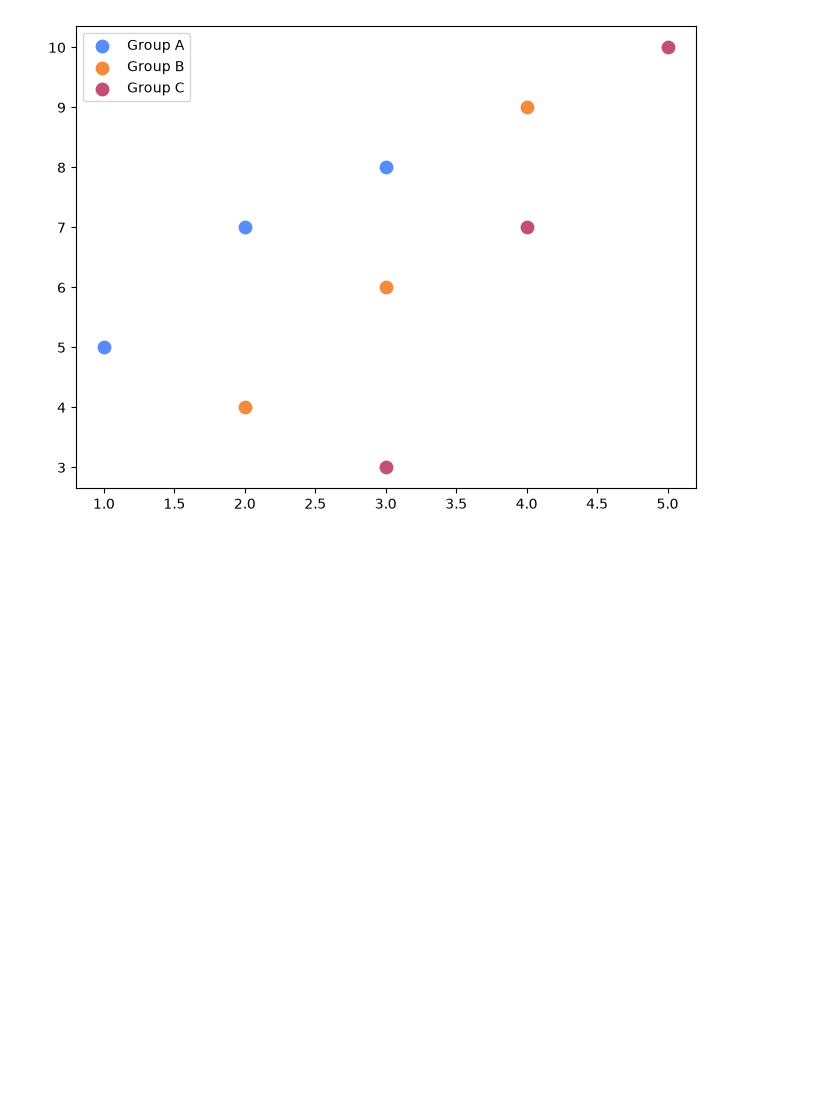
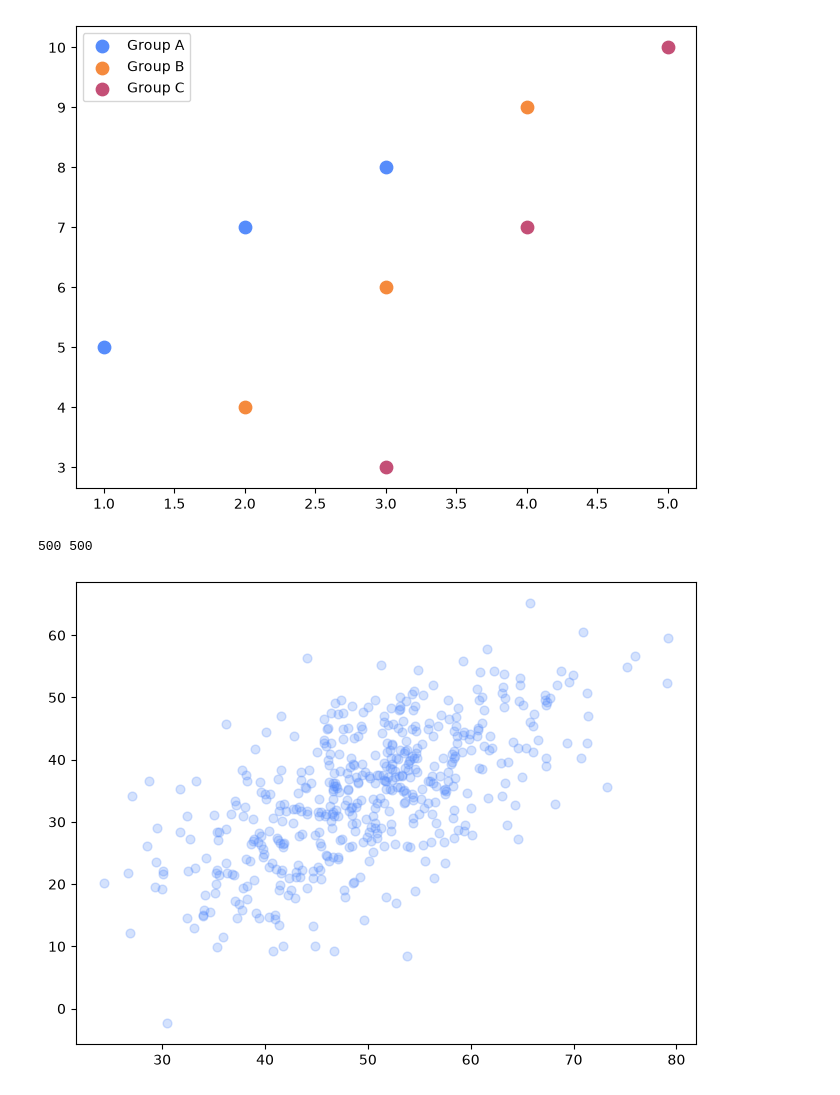
Before and after one commit to eddie1031/2026_SKP_005, a Jupyter notebook: matplotlib_exp/graph/graph_scatter.ipynb, the cells around one changed output. Saved outputs shown, nothing was run; the diff lists cells and outputs as text; code cells hidden in the pictures; blank space fills up the shorter version.

```diff
--- a/graph_scatter.ipynb
+++ b/matplotlib_exp/graph/graph_scatter.ipynb
@@ -189,3 +189,29 @@ ax.legend()
 plt.show()
 # %% [output]
 [figure]
+# %%
+import numpy as np
+
+rng = np.random.default_rng(42)
+
+x = rng.normal(
+    loc=50,
+    scale=10,
+    size=500,
+)
+
+y = ( x * 0.7 + rng.normal(loc=0, scale=8, size=500) )
+
+print(len(x), len(y))
+# %% [output]
+500 500
+# %%
+import matplotlib.pyplot as plt
+
+fig, ax = plt.subplots(figsize=(8, 6))
+
+ax.scatter(x, y, s=40, alpha=0.25)
+
+plt.show()
+# %% [output]
+[figure, added]
```
Also changed, not shown: parts of 1 cell of this notebook, 6 other files.
